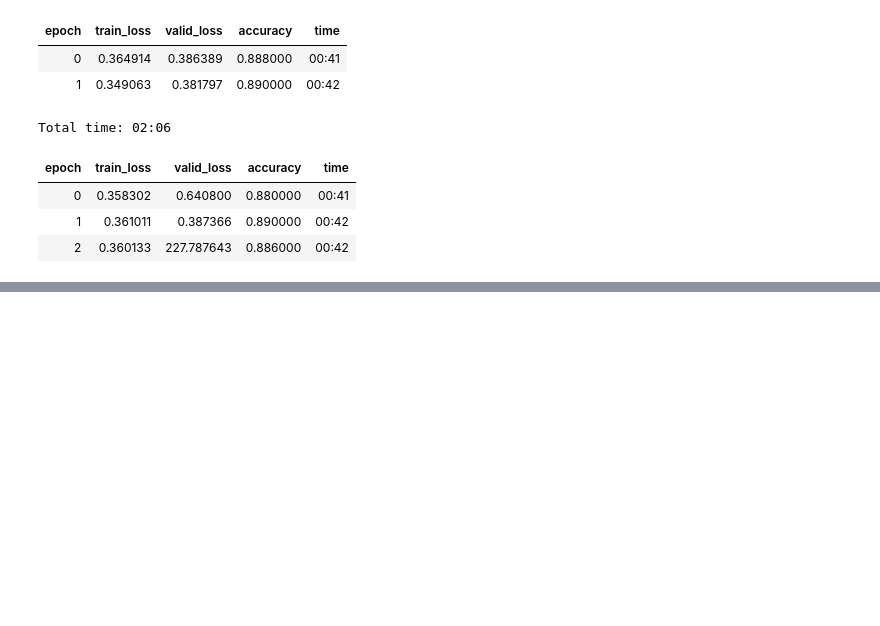
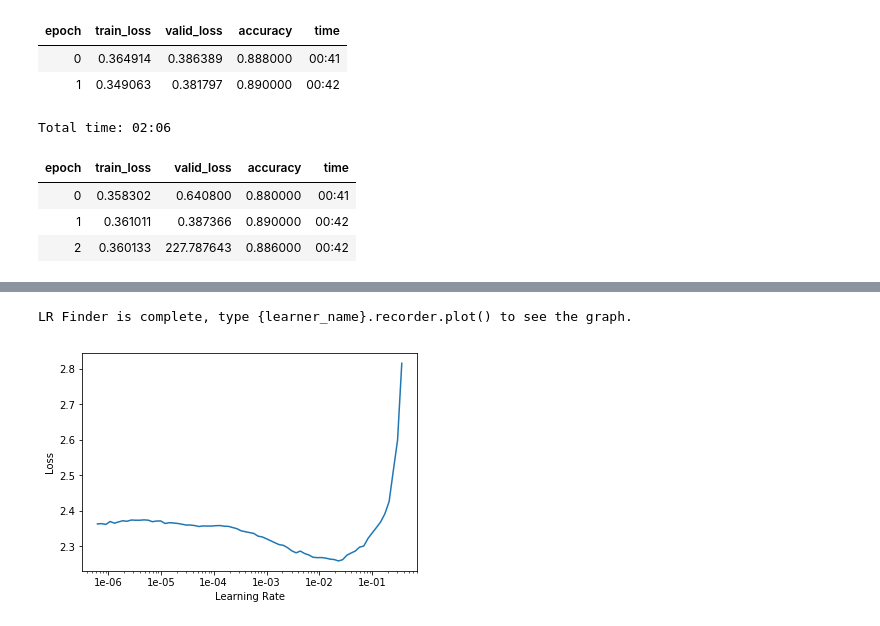
Before and after one commit to jinudaniel/imagenette, a Jupyter notebook: Imagenette_160.ipynb, the cells around one changed output, grey strips where cells are left out. Cells and saved outputs as stored; diff of their text form; code cells hidden in the pictures; blank space fills up the shorter version.

```diff
--- a/Imagenette_160.ipynb
+++ b/Imagenette_160.ipynb
@@ -159,0 +229,24 @@ Total time: 02:06
+# %%
+model_2 = nn.Sequential(
+    conv2(3, 16), #80
+    res_block(16),
+    conv2(16, 32),#40
+    res_block(32),
+    conv2(32, 64),#20
+    res_block(64),
+    conv2(64, 128),#10
+    res_block(128),
+    conv2(128, 256),#5
+    res_block(256),
+    conv2(256, 512),#3
+    res_block(512),
+    conv2(512, 1024),#2
+    PoolFlatten(),
+    nn.Linear(in_features = 1024, out_features=512),
+    nn.ReLU(),
+    nn.BatchNorm1d(512),
+    nn.Dropout(0.25),
+    nn.Linear(512, 10)
+)
+# %%
+learn_2 = Learner(data, model_2, loss_func = nn.CrossEntropyLoss(), metrics=accuracy)
@@ -159,0 +273,4 @@ Total time: 02:06
+# %%
+learn_2.lr_find()
+learn_2.recorder.plot()
+# %% [output]
@@ -159,0 +278,2 @@ Total time: 02:06
+LR Finder is complete, type {learner_name}.recorder.plot() to see the graph.
+[figure, added]
```
Also changed, not shown: parts of 9 cells of this notebook.
